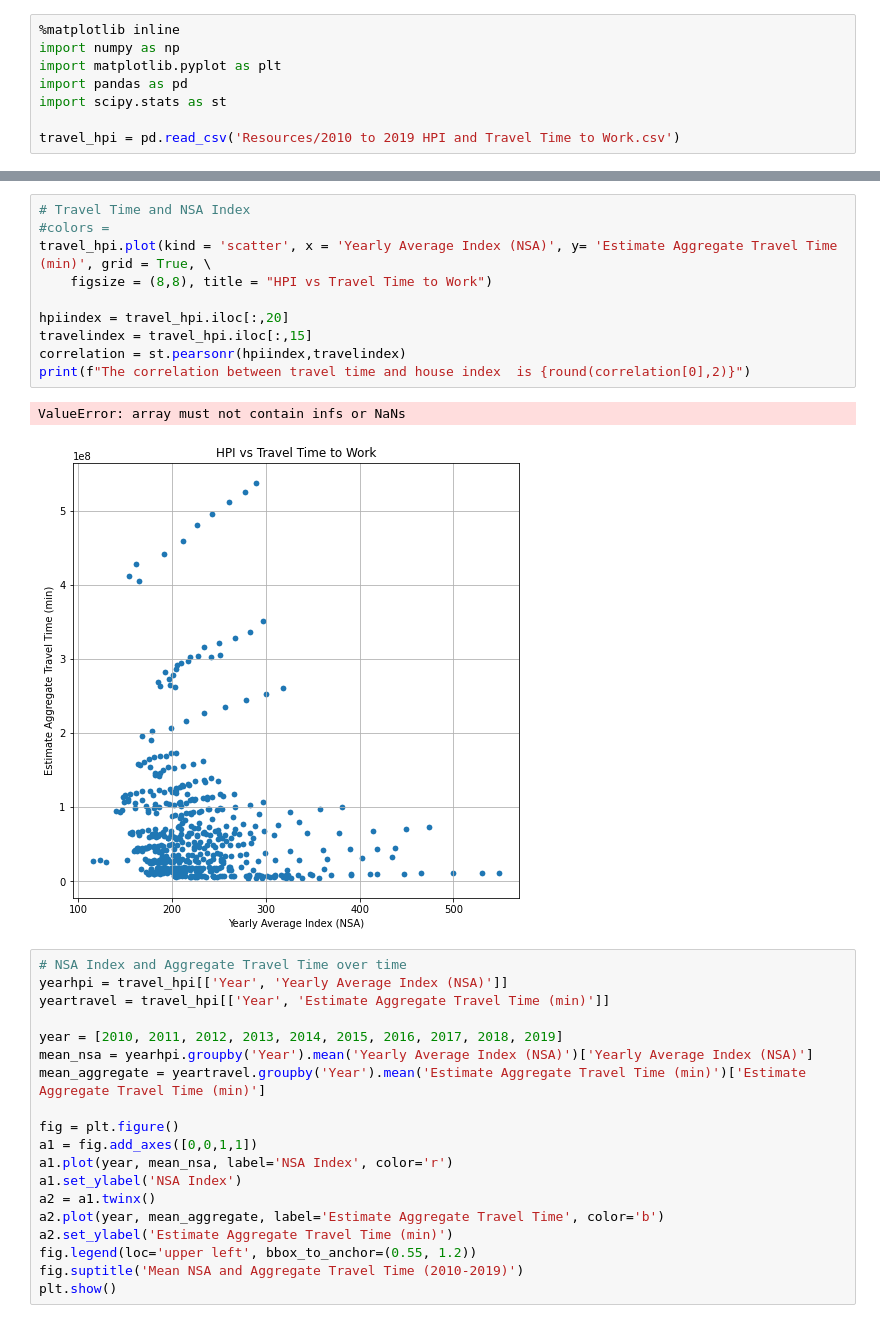
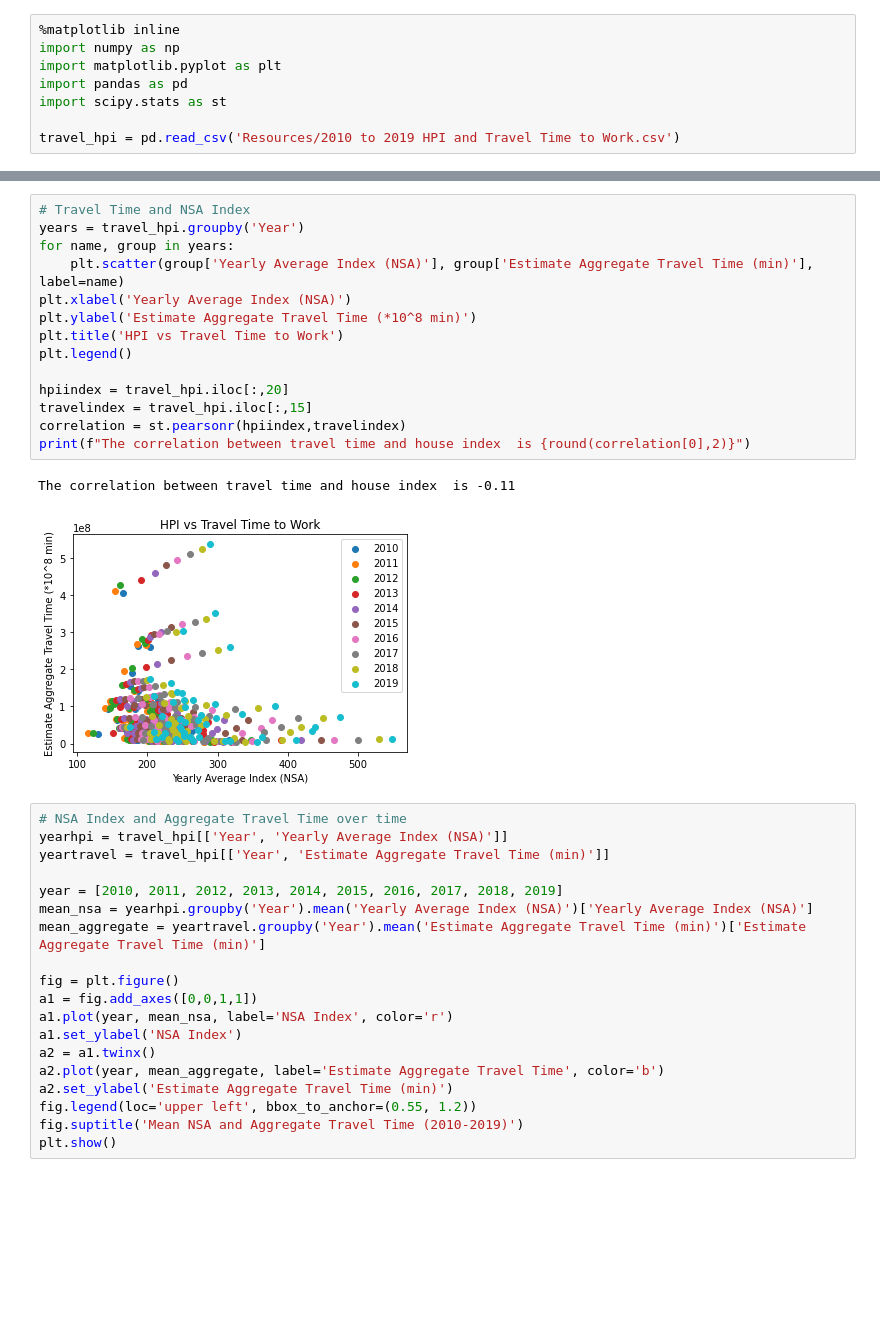
Before and after one commit to alexriiska/Project-1-Housing-Prices-and-Time-Traveled-to-Work, a Jupyter notebook: Travel Time Plotting.ipynb, the cells around one changed output, grey strips where cells are left out. Saved outputs shown, nothing was run; the diff lists cells and outputs as text; blank space fills up the shorter version.

Commit message:
color coded scatter plot

```diff
--- a/Travel Time Plotting.ipynb
+++ b/Travel Time Plotting.ipynb
@@ -19,16 +19,20 @@ travel_hpi.head()
-# %%
-# Travel Time and NSA Index
-#colors =
-travel_hpi.plot(kind = 'scatter', x = 'Yearly Average Index (NSA)', y= 'Estimate Aggregate Travel Time (min)', grid = True, \
-    figsize = (8,8), title = "HPI vs Travel Time to Work")
-
-hpiindex = travel_hpi.iloc[:,20]
-travelindex = travel_hpi.iloc[:,15]
-correlation = st.pearsonr(hpiindex,travelindex)
-print(f"The correlation between travel time and house index  is {round(correlation[0],2)}")
-# %% [output]
-ValueError: array must not contain infs or NaNs
-[figure, removed]
+# %%
+# Travel Time and NSA Index
+years = travel_hpi.groupby('Year')
+for name, group in years:
+    plt.scatter(group['Yearly Average Index (NSA)'], group['Estimate Aggregate Travel Time (min)'], label=name)
+plt.xlabel('Yearly Average Index (NSA)')
+plt.ylabel('Estimate Aggregate Travel Time (*10^8 min)')
+plt.title('HPI vs Travel Time to Work')
+plt.legend()
+
+hpiindex = travel_hpi.iloc[:,20]
+travelindex = travel_hpi.iloc[:,15]
+correlation = st.pearsonr(hpiindex,travelindex)
+print(f"The correlation between travel time and house index  is {round(correlation[0],2)}")
+# %% [output]
+The correlation between travel time and house index  is -0.11
+[figure, added]
 # %%
 # NSA Index and Aggregate Travel Time over time
 yearhpi = travel_hpi[['Year', 'Yearly Average Index (NSA)']]
```
Also changed, not shown: parts of 1 cell of this notebook.
